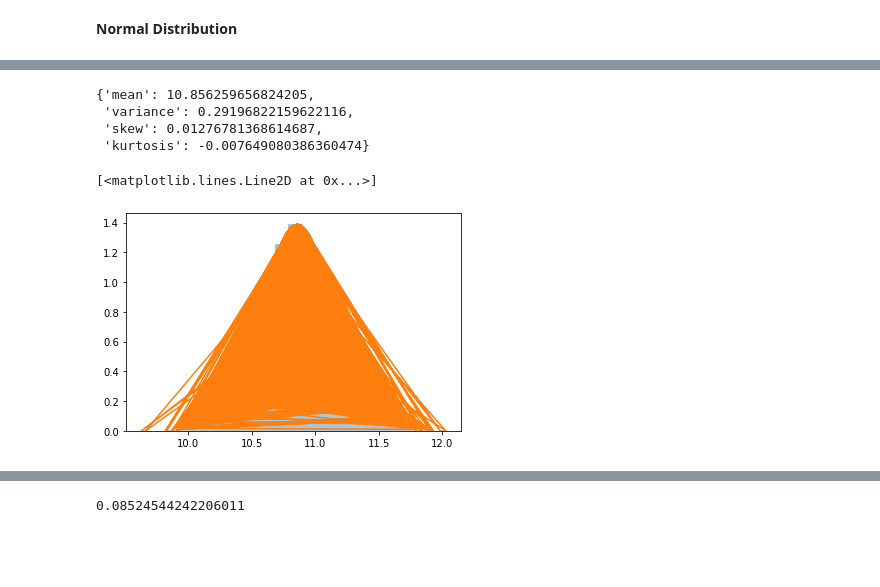
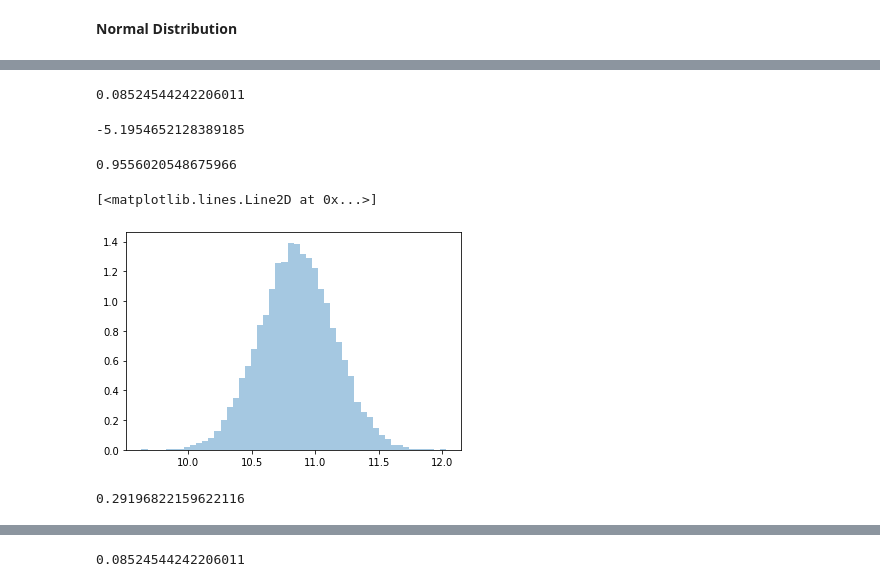
Before and after one commit to oriolgarrobe/Thesis, a Jupyter notebook: Untitled.ipynb, the cells around one changed output, grey strips where cells are left out. Cells and saved outputs as stored; diff of their text form; code cells hidden in the pictures; blank space fills up the shorter version.

```diff
--- a/Untitled.ipynb
+++ b/Untitled.ipynb
@@ -55,0 +91,28 @@ moments['kurtosis'] = scipy.stats.kurtosis(simulation)
+# %%
+moments = get_moments(simulation)
+moments['variance']
+# %% [output]
+0.08524544242206011
+# %%
+Y_bar = moments['mean'] - moments['min']
+alpha = Y_bar * (Y_bar * (1 - Y_bar)/moments['variance'] - 1)
+alpha
+# %% [output]
+-5.1954652128389185
+# %%
+beta = alpha * (1 - Y_bar) / Y_bar
+beta
+# %% [output]
+0.9556020548675966
+# %%
+beta_param = (alpha, beta)
+# %%
+import seaborn as sns
+
+simulation.sort()
+# %%
+sns.distplot(a = simulation, kde = False, norm_hist=True)
+plt.plot(np.arange(-10,1000,0.1), scipy.stats.beta.pdf(np.arange(-10,1000,0.1), *beta_param))
+# %% [output]
+[<matplotlib.lines.Line2D at 0x...>]
+[figure, added]
@@ -56,14 +127,4 @@ moments['kurtosis'] = scipy.stats.kurtosis(simulation)
 # %%
-moments
+moments['variance']
 # %% [output]
-{'mean': 10.856259656824205,
- 'variance': 0.29196822159622116,
- 'skew': 0.01276781368614687,
- 'kurtosis': -0.007649080386360474}
+0.29196822159622116
-# %%
-import seaborn as sns
-sns.distplot(a = simulation, kde = False, norm_hist=True)
-plt.plot(simulation, scipy.stats.norm.pdf(simulation, *params[:2]))
-# %% [output]
-[<matplotlib.lines.Line2D at 0x...>]
-[figure, removed]
```
Also changed, not shown: parts of 43 cells of this notebook.
